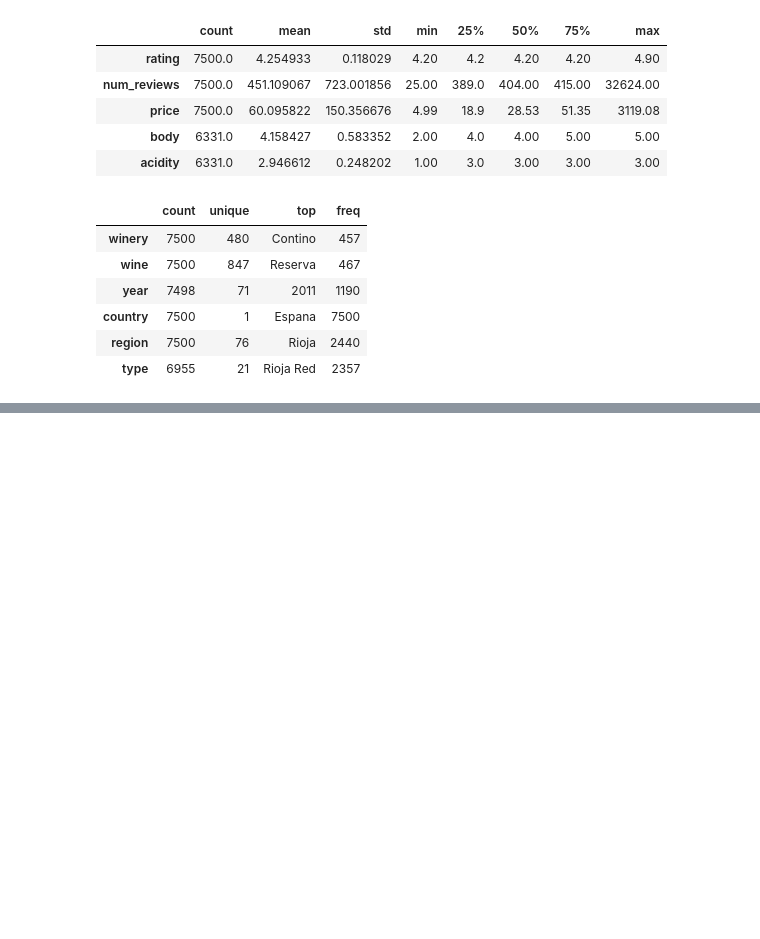
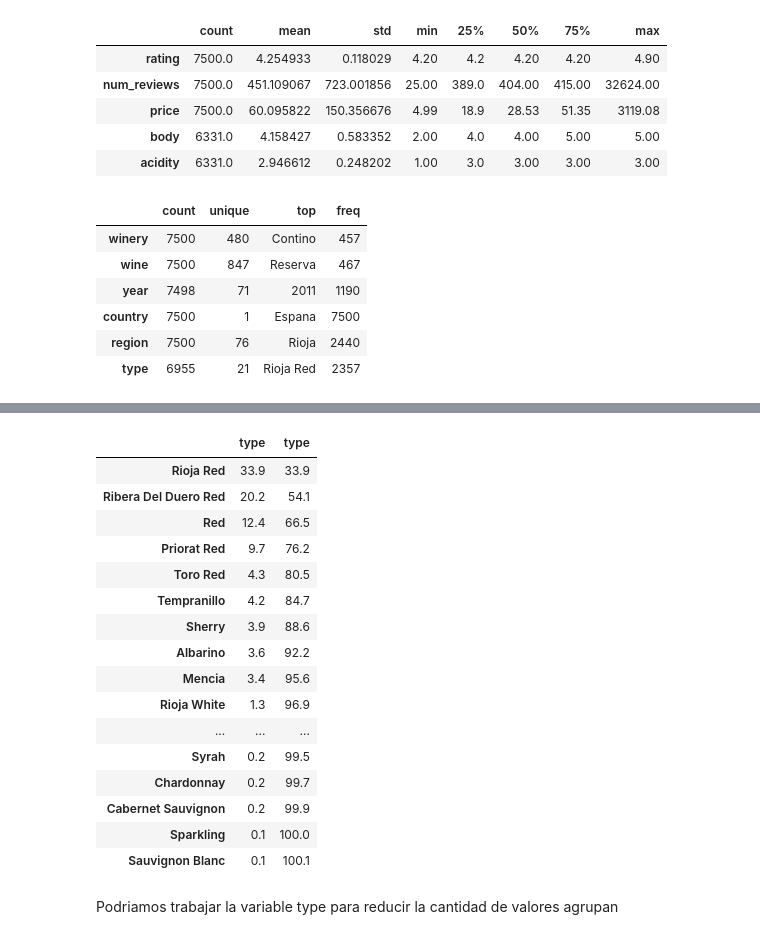
Before and after one commit to car-vigo/vinos-corderhouse, a Jupyter notebook: notebooks/1.0-data.wrangling-descubrimiento.ipynb, the cells around one changed output, grey strips where cells are left out. Saved outputs shown, nothing was run; the diff lists cells and outputs as text; code cells hidden in the pictures; blank space fills up the shorter version.

```diff
--- a/notebooks/1.0-data.wrangling-descubrimiento.ipynb
+++ b/notebooks/1.0-data.wrangling-descubrimiento.ipynb
@@ -305,0 +445,4 @@ df_wine_comercial.describe(include='object').T
+# %%
+# accum frequency of values of ps_frequency_unique_type
+accumulated_percentage= ps_frequency_unique_type.cumsum()
+accumulated_percentage
@@ -305,0 +467,24 @@ df_wine_comercial.describe(include='object').T
+# %%
+# combine accumulated_percentage and ps_frequency_unique_type
+df_wine_comercial_type_frecuency = pd.concat([ps_frequency_unique_type, accumulated_percentage], axis=1)
+df_wine_comercial_type_frecuency
+# %% [output]
+|  | type | type |
+| Rioja Red | 33.9 | 33.9 |
+| Ribera Del Duero Red | 20.2 | 54.1 |
+| Red | 12.4 | 66.5 |
+| Priorat Red | 9.7 | 76.2 |
+| Toro Red | 4.3 | 80.5 |
+| Tempranillo | 4.2 | 84.7 |
+| Sherry | 3.9 | 88.6 |
+| Albarino | 3.6 | 92.2 |
+| Mencia | 3.4 | 95.6 |
+| Rioja White | 1.3 | 96.9 |
+| ... | ... | ... |
+| Syrah | 0.2 | 99.5 |
+| Chardonnay | 0.2 | 99.7 |
+| Cabernet Sauvignon | 0.2 | 99.9 |
+| Sparkling | 0.1 | 100.0 |
+| Sauvignon Blanc | 0.1 | 100.1 |
+# %% [markdown]
+Podriamos trabajar la variable type para reducir la cantidad de valores agrupan
```
Also changed, not shown: parts of 44 cells of this notebook, 1 other file.
